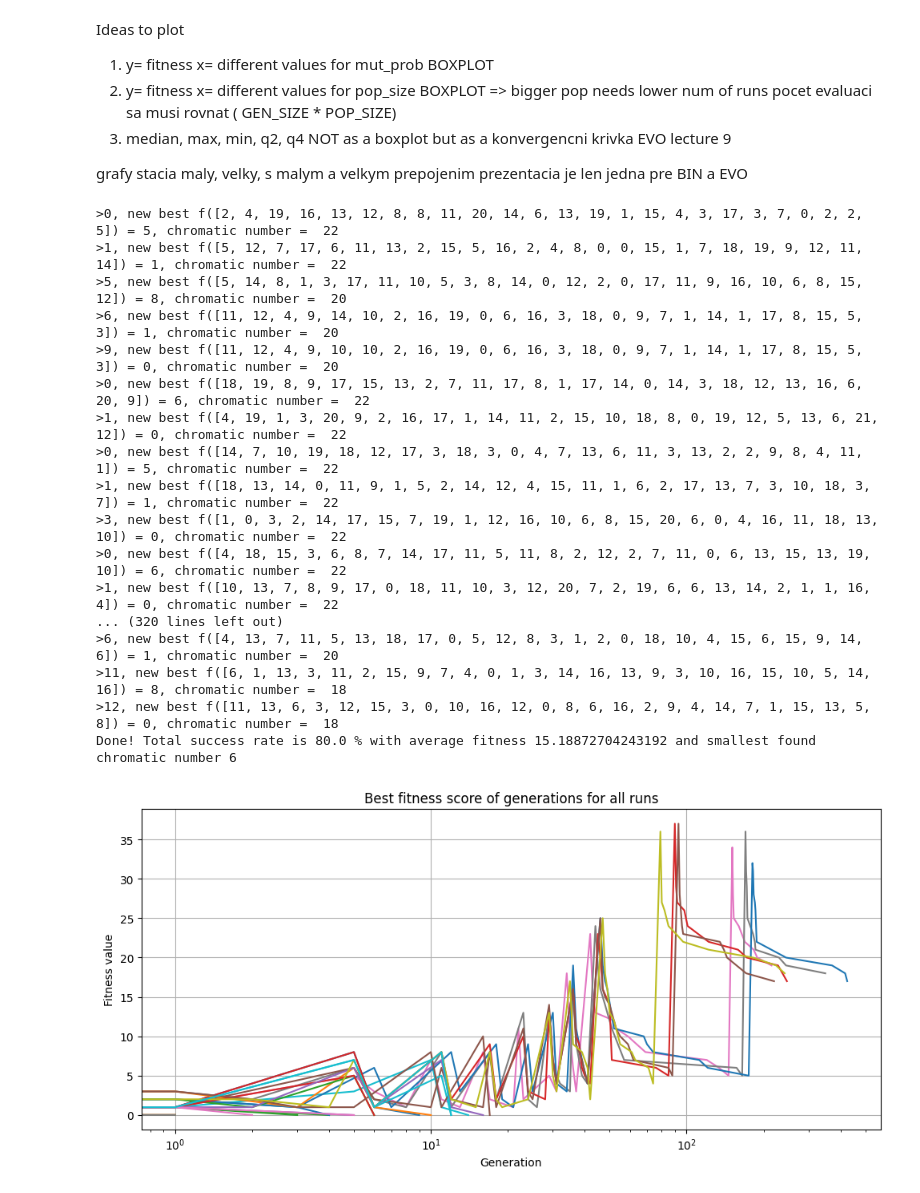
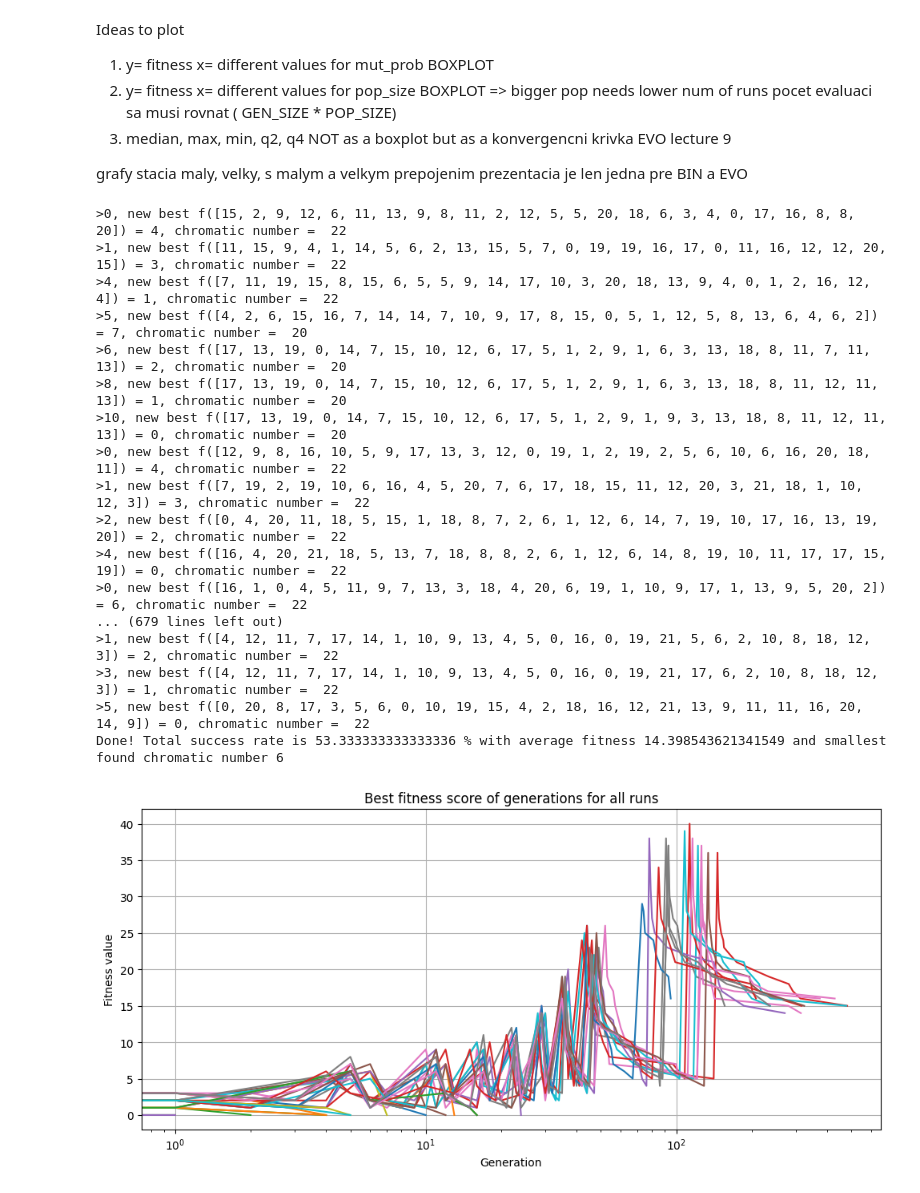
Before and after one commit to sebastianKrajnak/EVO, a Jupyter notebook: EVO_project.ipynb, the cells around one changed output. Drawn from its saved outputs; the diff is of its cells as text; code cells hidden in the pictures.

```diff
--- a/EVO_project.ipynb
+++ b/EVO_project.ipynb
@@ -96,14 +97,14 @@ Creating a graph from file graphs/queen5_5.col
 # %%
 # Variables to tweak with -----------------------------------------------------------
 # all variables used for the evolution are easily found on one place here
-#chromatic_num = graph_files[4][1]
+#chromatic_number = graph_files[4][1]
 chromatic_number = compute_upper_bound() # BIN only
 num_runs = 30
 
 num_generations = 500
 population_size = 50
-mutation_probability = 0.325
-crossover_probability = 0.925
+mutation_probability = 0.15
+crossover_probability = 0.8
 all_fitness = np.array([])
 # %%
 # Genetical operators ---------------------------------------------------------------
@@ -199,19 +200,19 @@ def genetic_algorithm(num_generations, population_size, crossover_probability, c
 
     # Evolution
     gen = 0
-    best_counter = 0 # BIN only
-    chromatic_history = []
+    eval_counter = 0 # BIN only
+    chromatic_history = [] # BIN only
     while(gen != num_generations and best_eval != 0):
         # BIN extension comment if solving EVO only
         if best_eval <= 5:
-           best_counter+=1
-        if best_counter == 5 and chromatic_num != 1:
+           eval_counter += 1
+        if eval_counter == 5 and chromatic_num != 1:
           chromatic_num = compute_upper_bound(chromatic_num)
           population = [np.random.randint(0, chromatic_num-1, num_vertices).tolist() for _ in range(population_size)]
           best_individual = 0
           best_eval = fitness(population[0])
           new_best = -1
-          best_counter = 0
+          eval_counter = 0
 
         # Fitness score evaluation in canditate population
         scores = [fitness(indivitual) for indivitual in population]
@@ -228,6 +229,9 @@ def genetic_algorithm(num_generations, population_size, crossover_probability, c
             print(">%d, new best f(%s) = %d, chromatic number = " % (gen,  population[new_best], scores[new_best]), chromatic_num)
             best_history.append([gen, scores[new_best]])
             chromatic_history.append(chromatic_num)
+            with open("fitness.csv", 'a') as csvfile:
+              csvwriter = csv.writer(csvfile)
+              csvwriter.writerow([gen, scores[new_best], chromatic_num])
             new_best = -1
 
         # Parents selection in the size of the whole population
@@ -270,55 +274,60 @@ grafy stacia maly, velky, s malym a velkym prepojenim
 prezentacia je len jedna pre BIN a EVO
 # %%
 # Running and result plotting ------------------------------------------------------------
+# Prepare csv file for fitness data
+fields = ["Generation", "Fitness_value", "Chromatic_number"]
+with open("fitness.csv", 'w') as csvfile:
+  csvwriter = csv.writer(csvfile)
+  csvwriter.writerow(fields)
+
 # Execution of genetic algorithm
 results = [genetic_algorithm(num_generations, population_size, crossover_probability,chromatic_number, mutation_probability, all_fitness) for _ in range(num_runs)]
 
 # Get total success rate of all runs
 num_successes = sum([1 for result in results if result[1] == 0])
 success_rate = num_successes/num_runs
 
 # Get average fitness for all runs
 # This is absolutely fucking dumb way to sum it all but I need it fast for the pojednani
 fit_sum = 0
 len_fit = 0
-mins = []
+chroma_mins = []
 for i in range(num_runs):
   fit_sum += np.sum(results[i][3])
   len_fit+= len(results[i][3])
-  mins.append(min(results[i][4]))
+  chroma_mins.append(min(results[i][4]))
 avg_fitness = fit_sum/len_fit
 
 
-print(f'Done! Total success rate is {success_rate*100} % with average fitness {avg_fitness} and smallest found chromatic number {min(mins)} ')
+print(f'Done! Total success rate is {success_rate*100} % with average fitness {avg_fitness} and smallest found chromatic number {min(chroma_mins)} ')
 
 # Plot the course of the fitness function for each run
 figure, ax = plt.subplots(figsize=(10, 5))
 for i in range(len(results)):
-    ax.plot(*zip(*results[i][2]) ) #,label=f"Run #{i}" )
-#ax.legend()
+    ax.plot(*zip(*results[i][2]) )
 ax.grid()
 ax.set_xlabel('Generation')
 ax.set_ylabel('Fitness value')
 ax.set_xscale('log') # better to have log scale for generations axis   due to slow descent in the beginning
 plt.title('Best fitness score of generations for all runs')
 plt.tight_layout()
 plt.show()
 # %% [output]
->0, new best f([2, 4, 19, 16, 13, 12, 8, 8, 11, 20, 14, 6, 13, 19, 1, 15, 4, 3, 17, 3, 7, 0, 2, 2, 5]) = 5, chromatic number =  22
->1, new best f([5, 12, 7, 17, 6, 11, 13, 2, 15, 5, 16, 2, 4, 8, 0, 0, 15, 1, 7, 18, 19, 9, 12, 11, 14]) = 1, chromatic number =  22
->5, new best f([5, 14, 8, 1, 3, 17, 11, 10, 5, 3, 8, 14, 0, 12, 2, 0, 17, 11, 9, 16, 10, 6, 8, 15, 12]) = 8, chromatic number =  20
->6, new best f([11, 12, 4, 9, 14, 10, 2, 16, 19, 0, 6, 16, 3, 18, 0, 9, 7, 1, 14, 1, 17, 8, 15, 5, 3]) = 1, chromatic number =  20
->9, new best f([11, 12, 4, 9, 10, 10, 2, 16, 19, 0, 6, 16, 3, 18, 0, 9, 7, 1, 14, 1, 17, 8, 15, 5, 3]) = 0, chromatic number =  20
->0, new best f([18, 19, 8, 9, 17, 15, 13, 2, 7, 11, 17, 8, 1, 17, 14, 0, 14, 3, 18, 12, 13, 16, 6, 20, 9]) = 6, chromatic number =  22
->1, new best f([4, 19, 1, 3, 20, 9, 2, 16, 17, 1, 14, 11, 2, 15, 10, 18, 8, 0, 19, 12, 5, 13, 6, 21, 12]) = 0, chromatic number =  22
->0, new best f([14, 7, 10, 19, 18, 12, 17, 3, 18, 3, 0, 4, 7, 13, 6, 11, 3, 13, 2, 2, 9, 8, 4, 11, 1]) = 5, chromatic number =  22
->1, new best f([18, 13, 14, 0, 11, 9, 1, 5, 2, 14, 12, 4, 15, 11, 1, 6, 2, 17, 13, 7, 3, 10, 18, 3, 7]) = 1, chromatic number =  22
->3, new best f([1, 0, 3, 2, 14, 17, 15, 7, 19, 1, 12, 16, 10, 6, 8, 15, 20, 6, 0, 4, 16, 11, 18, 13, 10]) = 0, chromatic number =  22
->0, new best f([4, 18, 15, 3, 6, 8, 7, 14, 17, 11, 5, 11, 8, 2, 12, 2, 7, 11, 0, 6, 13, 15, 13, 19, 10]) = 6, chromatic number =  22
->1, new best f([10, 13, 7, 8, 9, 17, 0, 18, 11, 10, 3, 12, 20, 7, 2, 19, 6, 6, 13, 14, 2, 1, 1, 16, 4]) = 0, chromatic number =  22
-... (320 lines left out)
->6, new best f([4, 13, 7, 11, 5, 13, 18, 17, 0, 5, 12, 8, 3, 1, 2, 0, 18, 10, 4, 15, 6, 15, 9, 14, 6]) = 1, chromatic number =  20
->11, new best f([6, 1, 13, 3, 11, 2, 15, 9, 7, 4, 0, 1, 3, 14, 16, 13, 9, 3, 10, 16, 15, 10, 5, 14, 16]) = 8, chromatic number =  18
->12, new best f([11, 13, 6, 3, 12, 15, 3, 0, 10, 16, 12, 0, 8, 6, 16, 2, 9, 4, 14, 7, 1, 15, 13, 5, 8]) = 0, chromatic number =  18
-Done! Total success rate is 80.0 % with average fitness 15.18872704243192 and smallest found chromatic number 6
+>0, new best f([15, 2, 9, 12, 6, 11, 13, 9, 8, 11, 2, 12, 5, 5, 20, 18, 6, 3, 4, 0, 17, 16, 8, 8, 20]) = 4, chromatic number =  22
+>1, new best f([11, 15, 9, 4, 1, 14, 5, 6, 2, 13, 15, 5, 7, 0, 19, 19, 16, 17, 0, 11, 16, 12, 12, 20, 15]) = 3, chromatic number =  22
+>4, new best f([7, 11, 19, 15, 8, 15, 6, 5, 5, 9, 14, 17, 10, 3, 20, 18, 13, 9, 4, 0, 1, 2, 16, 12, 4]) = 1, chromatic number =  22
+>5, new best f([4, 2, 6, 15, 16, 7, 14, 14, 7, 10, 9, 17, 8, 15, 0, 5, 1, 12, 5, 8, 13, 6, 4, 6, 2]) = 7, chromatic number =  20
+>6, new best f([17, 13, 19, 0, 14, 7, 15, 10, 12, 6, 17, 5, 1, 2, 9, 1, 6, 3, 13, 18, 8, 11, 7, 11, 13]) = 2, chromatic number =  20
+>8, new best f([17, 13, 19, 0, 14, 7, 15, 10, 12, 6, 17, 5, 1, 2, 9, 1, 6, 3, 13, 18, 8, 11, 12, 11, 13]) = 1, chromatic number =  20
+>10, new best f([17, 13, 19, 0, 14, 7, 15, 10, 12, 6, 17, 5, 1, 2, 9, 1, 9, 3, 13, 18, 8, 11, 12, 11, 13]) = 0, chromatic number =  20
+>0, new best f([12, 9, 8, 16, 10, 5, 9, 17, 13, 3, 12, 0, 19, 1, 2, 19, 2, 5, 6, 10, 6, 16, 20, 18, 11]) = 4, chromatic number =  22
+>1, new best f([7, 19, 2, 19, 10, 6, 16, 4, 5, 20, 7, 6, 17, 18, 15, 11, 12, 20, 3, 21, 18, 1, 10, 12, 3]) = 3, chromatic number =  22
+>2, new best f([0, 4, 20, 11, 18, 5, 15, 1, 18, 8, 7, 2, 6, 1, 12, 6, 14, 7, 19, 10, 17, 16, 13, 19, 20]) = 2, chromatic number =  22
+>4, new best f([16, 4, 20, 21, 18, 5, 13, 7, 18, 8, 8, 2, 6, 1, 12, 6, 14, 8, 19, 10, 11, 17, 17, 15, 19]) = 0, chromatic number =  22
+>0, new best f([16, 1, 0, 4, 5, 11, 9, 7, 13, 3, 18, 4, 20, 6, 19, 1, 10, 9, 17, 1, 13, 9, 5, 20, 2]) = 6, chromatic number =  22
+... (679 lines left out)
+>1, new best f([4, 12, 11, 7, 17, 14, 1, 10, 9, 13, 4, 5, 0, 16, 0, 19, 21, 5, 6, 2, 10, 8, 18, 12, 3]) = 2, chromatic number =  22
+>3, new best f([4, 12, 11, 7, 17, 14, 1, 10, 9, 13, 4, 5, 0, 16, 0, 19, 21, 17, 6, 2, 10, 8, 18, 12, 3]) = 1, chromatic number =  22
+>5, new best f([0, 20, 8, 17, 3, 5, 6, 0, 10, 19, 15, 4, 2, 18, 16, 12, 21, 13, 9, 11, 11, 16, 20, 14, 9]) = 0, chromatic number =  22
+Done! Total success rate is 53.333333333333336 % with average fitness 14.398543621341549 and smallest found chromatic number 6
-[figure, old version]
+[figure, new version]
```
Also changed, not shown: parts of 2 cells of this notebook, 2 other files.
